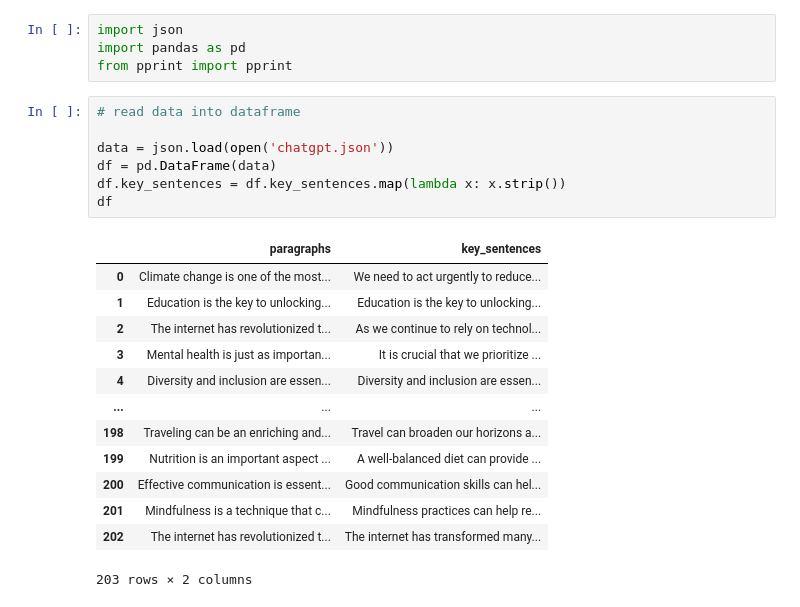
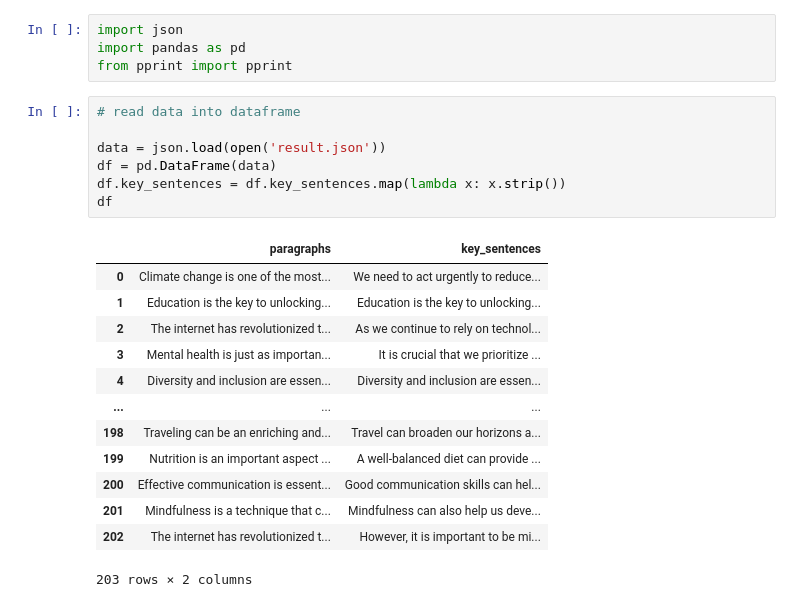
Before and after one commit to cfong32/key-sentence-extraction, a Jupyter notebook: exp11_check_chatgpt_json_230306.ipynb, the cells around one changed output. Cells and saved outputs as stored; diff of their text form.

```diff
--- a/exp11_check_chatgpt_json_230306.ipynb
+++ b/exp11_check_chatgpt_json_230306.ipynb
@@ -24,23 +24,23 @@ from pprint import pprint
 # %%
 # read data into dataframe
 
-data = json.load(open('chatgpt.json'))
+data = json.load(open('result.json'))
 df = pd.DataFrame(data)
 df.key_sentences = df.key_sentences.map(lambda x: x.strip())
 df
 # %% [output]
 |  | paragraphs | key_sentences |
 | 0 | Climate change is one of the most... | We need to act urgently to reduce... |
 | 1 | Education is the key to unlocking... | Education is the key to unlocking... |
 | 2 | The internet has revolutionized t... | As we continue to rely on technol... |
 | 3 | Mental health is just as importan... | It is crucial that we prioritize ... |
 | 4 | Diversity and inclusion are essen... | Diversity and inclusion are essen... |
 | ... | ... | ... |
 | 198 | Traveling can be an enriching and... | Travel can broaden our horizons a... |
 | 199 | Nutrition is an important aspect ... | A well-balanced diet can provide ... |
 | 200 | Effective communication is essent... | Good communication skills can hel... |
-| 201 | Mindfulness is a technique that c... | Mindfulness practices can help re... |
-| 202 | The internet has revolutionized t... | The internet has transformed many... |
+| 201 | Mindfulness is a technique that c... | Mindfulness can also help us deve... |
+| 202 | The internet has revolutionized t... | However, it is important to be mi... |
 203 rows × 2 columns
 # %%
 # check which "paragraphs" contains "key_sentences" (in exact wording)
```
Also changed, not shown: parts of 8 cells of this notebook.
